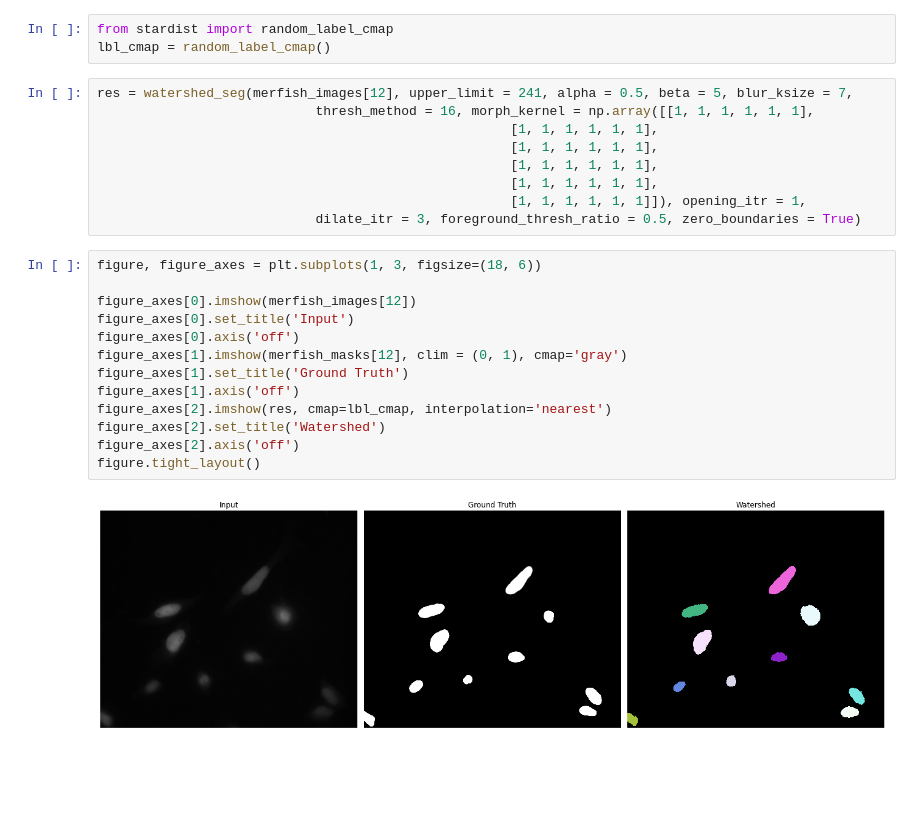
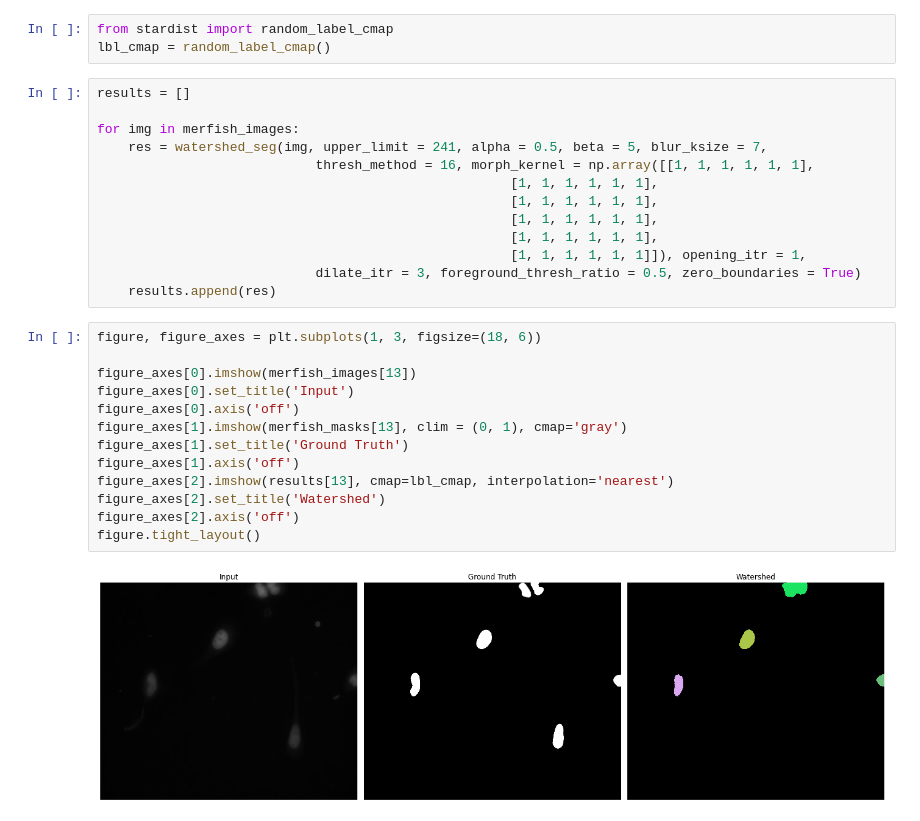
Before and after one commit to annajiwons/merfish-segmentation, a Jupyter notebook: 4_watershed/watershed.ipynb, the cells around one changed output. Drawn from its saved outputs; the diff is of its cells as text; blank space fills up the shorter version.

Commit message:
generate more images

```diff
--- a/4_watershed/watershed.ipynb
+++ b/4_watershed/watershed.ipynb
@@ -678,7 +678,10 @@ df.to_csv('watershed.csv', index = False)
 from stardist import random_label_cmap
 lbl_cmap = random_label_cmap()
 # %%
-res = watershed_seg(merfish_images[12], upper_limit = 241, alpha = 0.5, beta = 5, blur_ksize = 7,
+results = []
+
+for img in merfish_images:
+    res = watershed_seg(img, upper_limit = 241, alpha = 0.5, beta = 5, blur_ksize = 7,
                             thresh_method = 16, morph_kernel = np.array([[1, 1, 1, 1, 1, 1],
                                                      [1, 1, 1, 1, 1, 1],
                                                      [1, 1, 1, 1, 1, 1],
@@ -686,18 +689,19 @@ res = watershed_seg(merfish_images[12], upper_limit = 241, alpha = 0.5, beta = 5
                                                      [1, 1, 1, 1, 1, 1],
                                                      [1, 1, 1, 1, 1, 1]]), opening_itr = 1,
                             dilate_itr = 3, foreground_thresh_ratio = 0.5, zero_boundaries = True)
+    results.append(res)
 # %%
 figure, figure_axes = plt.subplots(1, 3, figsize=(18, 6))
 
-figure_axes[0].imshow(merfish_images[12])
+figure_axes[0].imshow(merfish_images[13])
 figure_axes[0].set_title('Input')
 figure_axes[0].axis('off')
-figure_axes[1].imshow(merfish_masks[12], clim = (0, 1), cmap='gray')
+figure_axes[1].imshow(merfish_masks[13], clim = (0, 1), cmap='gray')
 figure_axes[1].set_title('Ground Truth')
 figure_axes[1].axis('off')
-figure_axes[2].imshow(res, cmap=lbl_cmap, interpolation='nearest')
+figure_axes[2].imshow(results[13], cmap=lbl_cmap, interpolation='nearest')
 figure_axes[2].set_title('Watershed')
 figure_axes[2].axis('off')
 figure.tight_layout()
 # %% [output]
-[figure, old version]
+[figure, new version]
```
